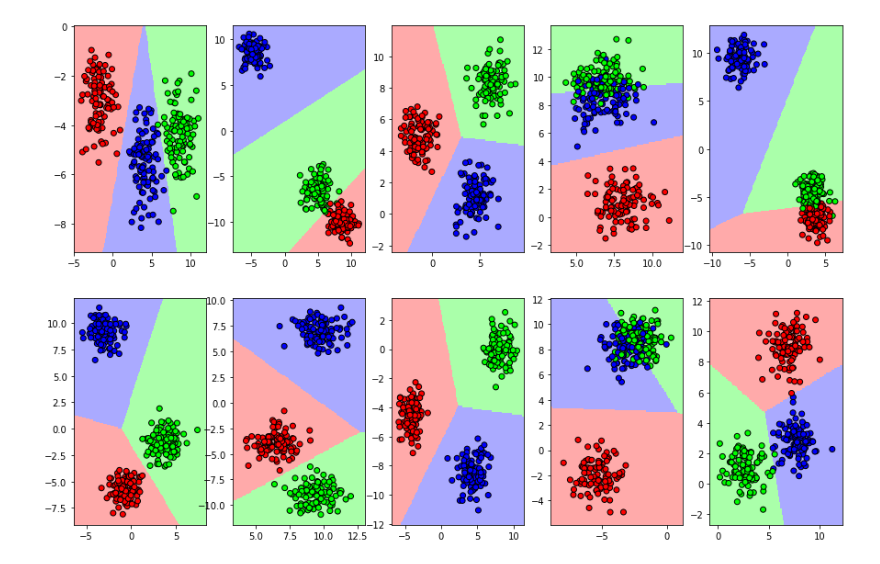
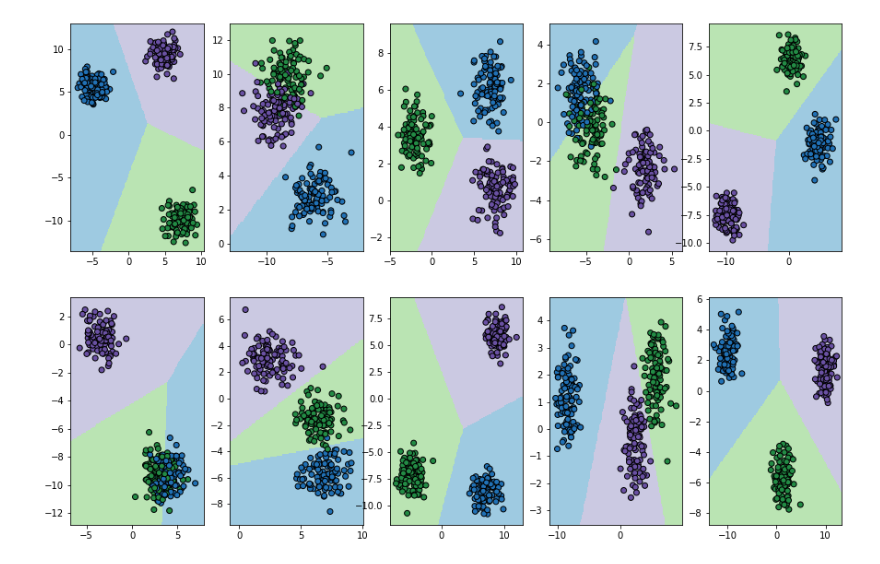
Before and after one commit to julian10m/ML-tutorials, a Jupyter notebook: Logistic-Regression.ipynb, the cells around one changed output. Saved outputs shown, nothing was run; the diff lists cells and outputs as text; code cells hidden in the pictures.

```diff
--- a/Logistic-Regression.ipynb
+++ b/Logistic-Regression.ipynb
@@ -39,0 +250,26 @@ plt.show()
+# %%
+x = np.linspace(-10, 10, 100)
+y = np.linspace(-10, 10, 100)
+f1 = np.exp(x) / (np.exp(x) + np.exp(y))
+
+fig = plt.figure()
+ax = plt.axes(projection="3d")
+
+def z_function(x, y):
+    return np.sin(np.sqrt(x ** 2 + y ** 2))
+
+x = np.linspace(-6, 6, 30)
+y = np.linspace(-6, 6, 30)
+
+X, Y = np.meshgrid(x, y)
+Z = z_function(X, Y)
+
+
+fig = plt.figure()
+ax = plt.axes(projection="3d")
+ax.plot_wireframe(X, Y, Z, color='green')
+ax.set_xlabel('x')
+ax.set_ylabel('y')
+ax.set_zlabel('z')
+
+plt.show()
@@ -60,21 +373,24 @@ plt.show()
 # %%
 clf = LogisticRegression()
 fig, ax = plt.subplots(2, 5, figsize = (15, 10))
 axes = ax.ravel()
+
+cmap_light = ListedColormap(['#bae4b3', '#cbc9e2', '#9ecae1'])
+cmap_bold = ListedColormap(['#238b45', '#6a51a3', '#2171b5'])
 
 for ax in axes:
     X, y = make_blobs(n_samples=[100, 100, 100],
                       centers=None,
                       n_features=2,
                       cluster_std=1)
 
     clf.fit(X, y)
     xx, yy = np.meshgrid(np.arange(X[:, 0].min() - 1, X[:, 0].max() + 1, 0.1),
                          np.arange(X[:, 1].min() - 1, X[:, 1].max() + 1, 0.1))
     Z = clf.predict(np.c_[xx.ravel(), yy.ravel()])
     Z = Z.reshape(xx.shape)
     ax.pcolormesh(xx, yy, Z, cmap = cmap_light)
     ax.scatter(X[:, 0], X[:, 1], c=y, cmap=cmap_bold, alpha = 1, edgecolor="black")
 plt.show()
 # %% [output]
-[figure, old version]
+[figure, new version]
```
Also changed, not shown: parts of 14 cells of this notebook.
